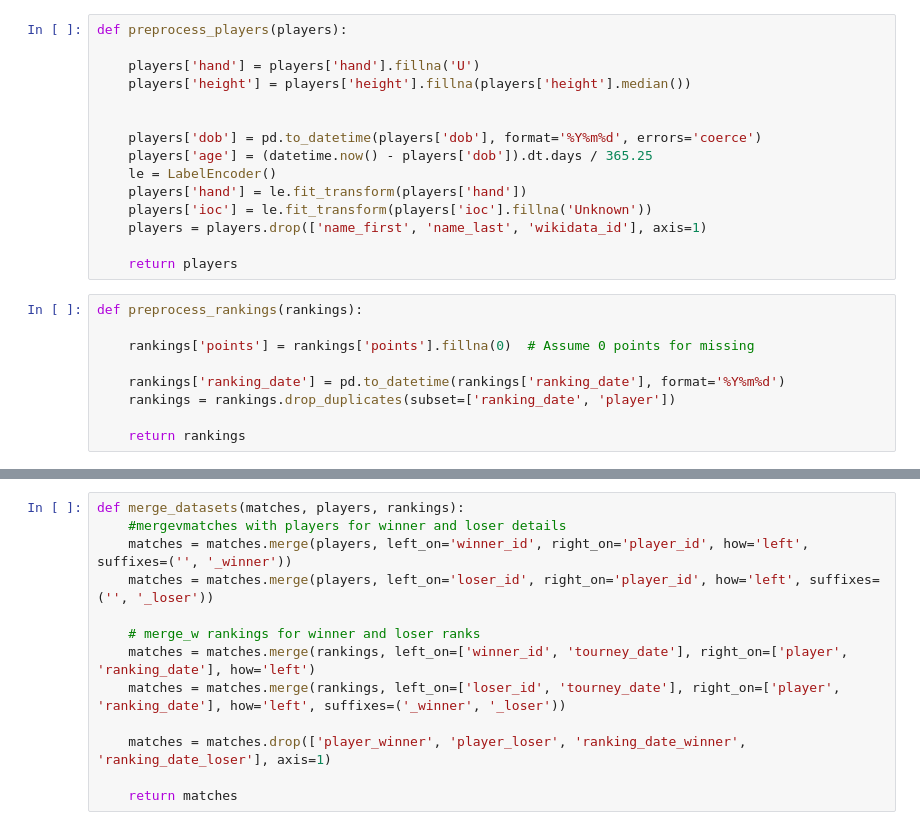
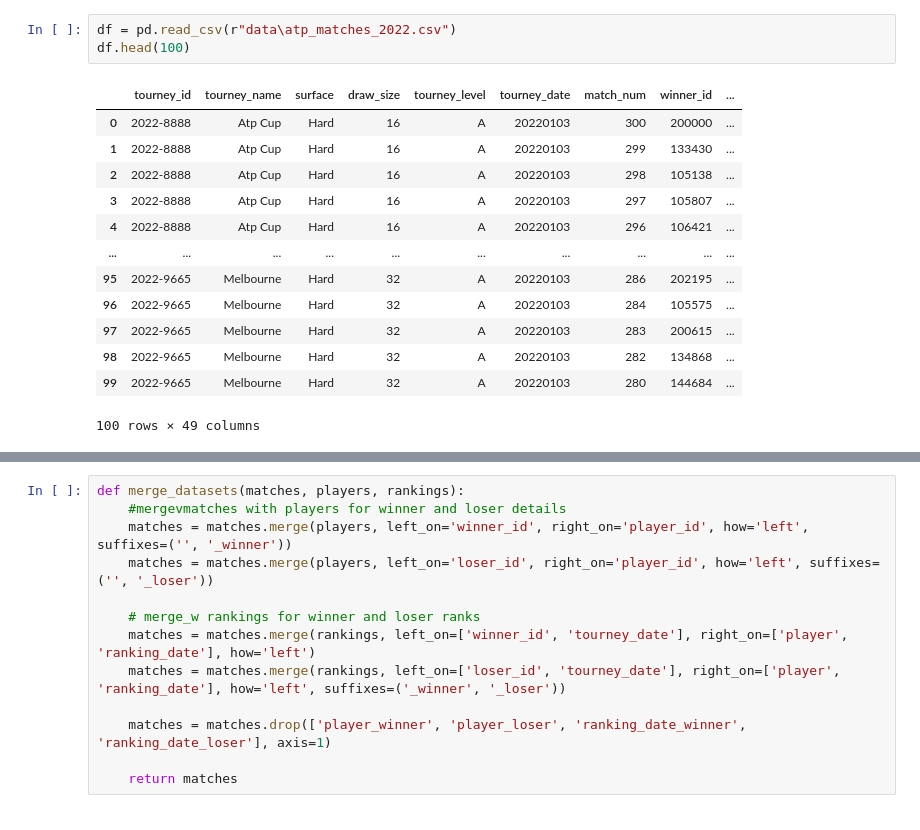
Before and after one commit to AhmadKoman/ATP-predictor, a Jupyter notebook: Karl/Data_cleanup.ipynb, the cells around one changed output, grey strips where cells are left out. Cells and saved outputs as stored; diff of their text form.

```diff
--- a/Karl/Data_cleanup.ipynb
+++ b/Karl/Data_cleanup.ipynb
@@ -42,24 +6,17 @@ def preprocess_matches(matches):
-# %%
-def preprocess_players(players):
-
-    players['hand'] = players['hand'].fillna('U')
-    players['height'] = players['height'].fillna(players['height'].median())
-
-
-    players['dob'] = pd.to_datetime(players['dob'], format='%Y%m%d', errors='coerce')
-    players['age'] = (datetime.now() - players['dob']).dt.days / 365.25
-    le = LabelEncoder()
-    players['hand'] = le.fit_transform(players['hand'])
-    players['ioc'] = le.fit_transform(players['ioc'].fillna('Unknown'))
-    players = players.drop(['name_first', 'name_last', 'wikidata_id'], axis=1)
-
-    return players
-# %%
-def preprocess_rankings(rankings):
-
-    rankings['points'] = rankings['points'].fillna(0)  # Assume 0 points for missing
-
-    rankings['ranking_date'] = pd.to_datetime(rankings['ranking_date'], format='%Y%m%d')
-    rankings = rankings.drop_duplicates(subset=['ranking_date', 'player'])
-
-    return rankings
+# %%
+df = pd.read_csv(r"data\atp_matches_2022.csv")
+df.head(100)
+# %% [output]
+|  | tourney_id | tourney_name | surface | draw_size | tourney_level | tourney_date | match_num | winner_id | ... |
+| 0 | 2022-8888 | Atp Cup | Hard | 16 | A | 20220103 | 300 | 200000 | ... |
+| 1 | 2022-8888 | Atp Cup | Hard | 16 | A | 20220103 | 299 | 133430 | ... |
+| 2 | 2022-8888 | Atp Cup | Hard | 16 | A | 20220103 | 298 | 105138 | ... |
+| 3 | 2022-8888 | Atp Cup | Hard | 16 | A | 20220103 | 297 | 105807 | ... |
+| 4 | 2022-8888 | Atp Cup | Hard | 16 | A | 20220103 | 296 | 106421 | ... |
+| ... | ... | ... | ... | ... | ... | ... | ... | ... | ... |
+| 95 | 2022-9665 | Melbourne | Hard | 32 | A | 20220103 | 286 | 202195 | ... |
+| 96 | 2022-9665 | Melbourne | Hard | 32 | A | 20220103 | 284 | 105575 | ... |
+| 97 | 2022-9665 | Melbourne | Hard | 32 | A | 20220103 | 283 | 200615 | ... |
+| 98 | 2022-9665 | Melbourne | Hard | 32 | A | 20220103 | 282 | 134868 | ... |
+| 99 | 2022-9665 | Melbourne | Hard | 32 | A | 20220103 | 280 | 144684 | ... |
+100 rows × 49 columns
```
Also changed, not shown: parts of 7 cells of this notebook, 2 other files.
